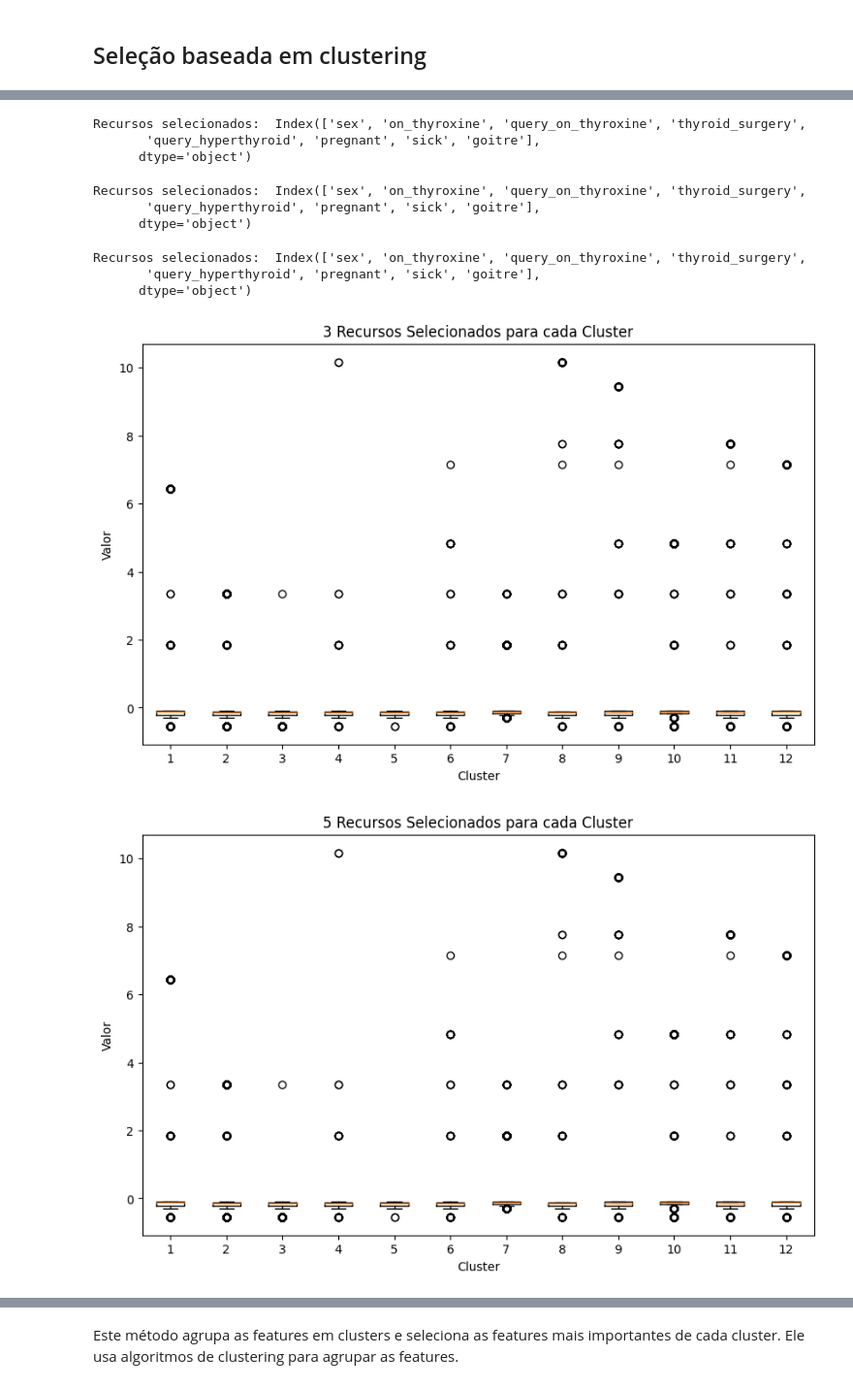
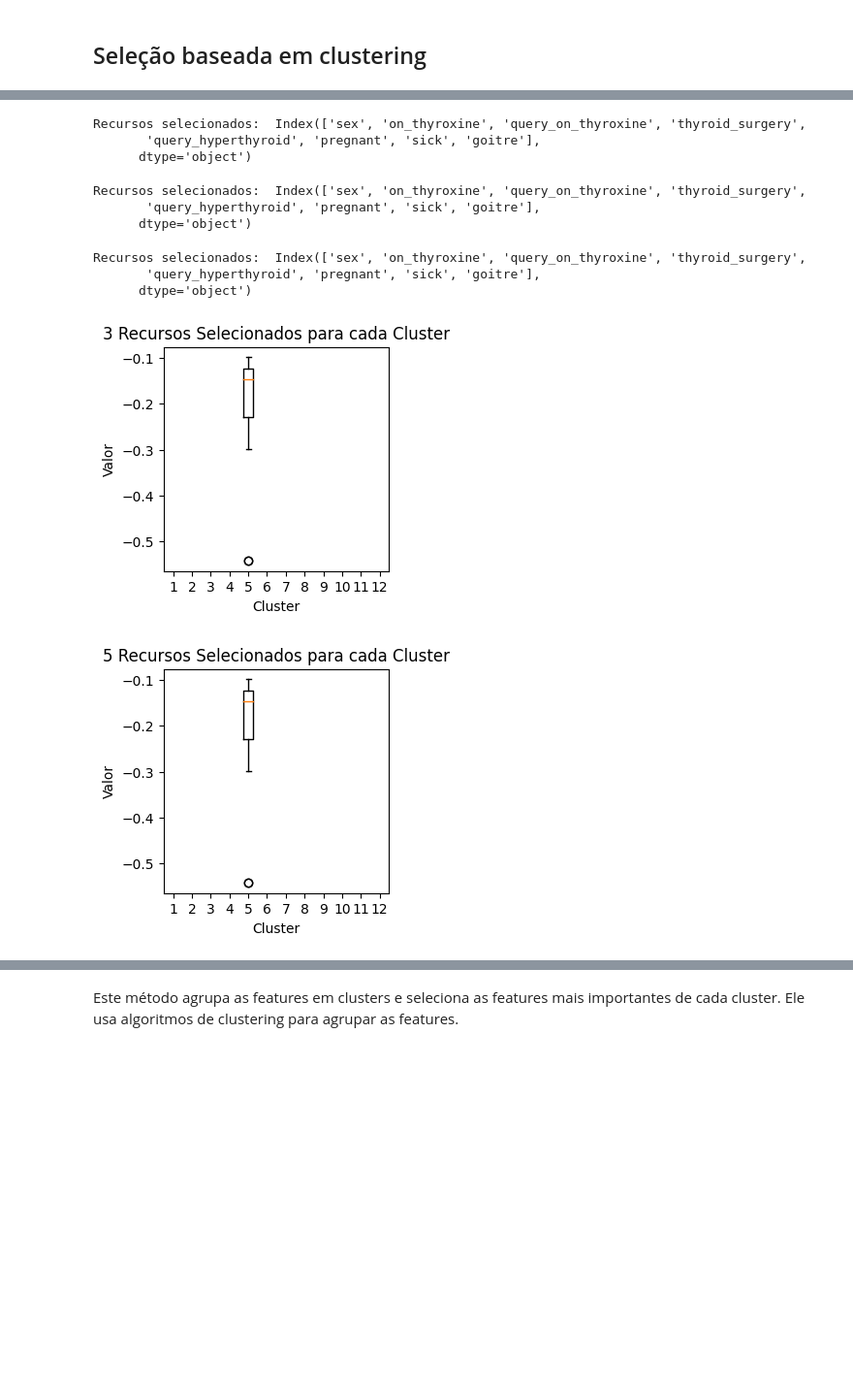
Before and after one commit to cilab-ufersa/euthyroid_sick_syndrome, a Jupyter notebook: euthyroid_sick_syndrome/CBIC23.ipynb, the cells around one changed output, grey strips where cells are left out. Shown: that part at 97% size. Cells and saved outputs as stored; diff of their text form; code cells hidden in the pictures; blank space fills up the shorter version.

```diff
--- a/euthyroid_sick_syndrome/CBIC23.ipynb
+++ b/euthyroid_sick_syndrome/CBIC23.ipynb
@@ -85,7 +85,7 @@ for j in [5, 8, 10, 12]:
  y_pred = model.predict(X_test_rfe)
 
  accuracy(output_test, y_pred)
- plt.figure(figsize=(10, 6))
+ plt.figure(figsize=(3, 3))
  plt.boxplot(feature_values, labels=selected_feature_names, showmeans=True, showfliers=False)
  plt.title('{} Features Selecionadas com RFE'.format(j))
  plt.xlabel('Features')
@@ -163,47 +163,56 @@ Este método seleciona as features que têm alta correlação com a variável de
 # %%
 for j in [3, 5, 8, 10, 12]:
     # Criando clusters usando KMeans
-    kmeans = KMeans(n_clusters = 12, random_state = 42)
+    kmeans = KMeans(n_clusters=12, random_state=42)
     kmeans.fit(input_train)
 
     # Selecionando recursos importantes usando LassoCV
-    # Selecionando 8 features com o parametro max_features=8
+    # Selecionando 8 features com o parâmetro max_features=8
     lasso = LassoCV(cv=5)
-    selection = SelectFromModel(estimator=lasso, threshold=-np.inf, max_features = 8)
+    selection = SelectFromModel(estimator=lasso, threshold=-np.inf, max_features=8)
     selection.fit(input_train, kmeans.labels_)
     selected_features_clustering = selection.get_support(indices=True)
 
     # Imprimindo os recursos selecionados
     print("Recursos selecionados: ", dataset.columns[selected_features_clustering])
 
     cluster_data = []
     for cluster_label in range(12):
         cluster_indices = np.where(kmeans.labels_ == cluster_label)[0]
         cluster_features = input_train[cluster_indices][:, selected_features_clustering]
-        cluster_data.append(cluster_features.flatten())  # Ajuste da dimensão dos dados
 
-    # Plotagem dos boxplots para cada cluster
-    plt.figure(figsize=(10, 6))
-    plt.boxplot(cluster_data, labels=np.arange(12)+1)
+        # Identificar e remover outliers usando o método IQR
+        Q1 = np.percentile(cluster_features, 25, axis=0)
+        Q3 = np.percentile(cluster_features, 75, axis=0)
+        IQR = Q3 - Q1
+        lower_bound = Q1 - 1.5 * IQR
+        upper_bound = Q3 + 1.5 * IQR
+        cluster_features_filtered = np.where((cluster_features >= lower_bound) & (cluster_features <= upper_bound), cluster_features, np.nan)
+
+        cluster_data.append(cluster_features_filtered.flatten())  # Ajuste da dimensão dos dados
+
+    # Plotagem dos boxplots para cada cluster (com outliers removidos)
+    plt.figure(figsize=(3, 3))
+    plt.boxplot(cluster_data, labels=np.arange(12) + 1)
     plt.xlabel('Cluster')
     plt.ylabel('Valor')
     plt.title('{} Recursos Selecionados para cada Cluster'.format(j))
     plt.savefig('cluster_{}.png'.format(j), dpi=300, bbox_inches='tight')
 # %% [output]
 Recursos selecionados:  Index(['sex', 'on_thyroxine', 'query_on_thyroxine', 'thyroid_surgery',
        'query_hyperthyroid', 'pregnant', 'sick', 'goitre'],
       dtype='object')
 Recursos selecionados:  Index(['sex', 'on_thyroxine', 'query_on_thyroxine', 'thyroid_surgery',
        'query_hyperthyroid', 'pregnant', 'sick', 'goitre'],
       dtype='object')
 Recursos selecionados:  Index(['sex', 'on_thyroxine', 'query_on_thyroxine', 'thyroid_surgery',
        'query_hyperthyroid', 'pregnant', 'sick', 'goitre'],
       dtype='object')
 Recursos selecionados:  Index(['sex', 'on_thyroxine', 'query_on_thyroxine', 'thyroid_surgery',
        'query_hyperthyroid', 'pregnant', 'sick', 'goitre'],
       dtype='object')
 Recursos selecionados:  Index(['sex', 'on_thyroxine', 'query_on_thyroxine', 'thyroid_surgery',
        'query_hyperthyroid', 'pregnant', 'sick', 'goitre'],
       dtype='object')
-[figure, old version]
+[figure, new version]
-[figure, old version]
+[figure, new version]
```
Also changed, not shown: parts of 6 cells of this notebook, 15 other files.
